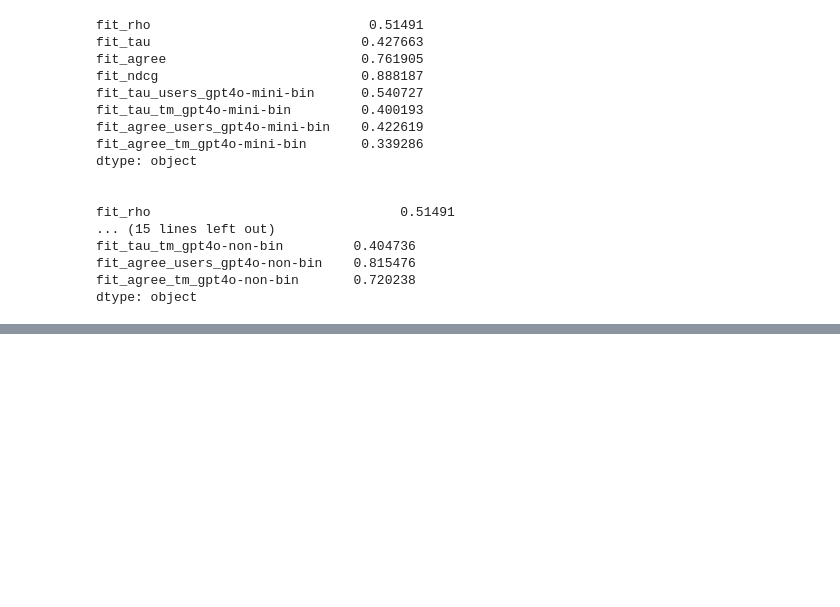
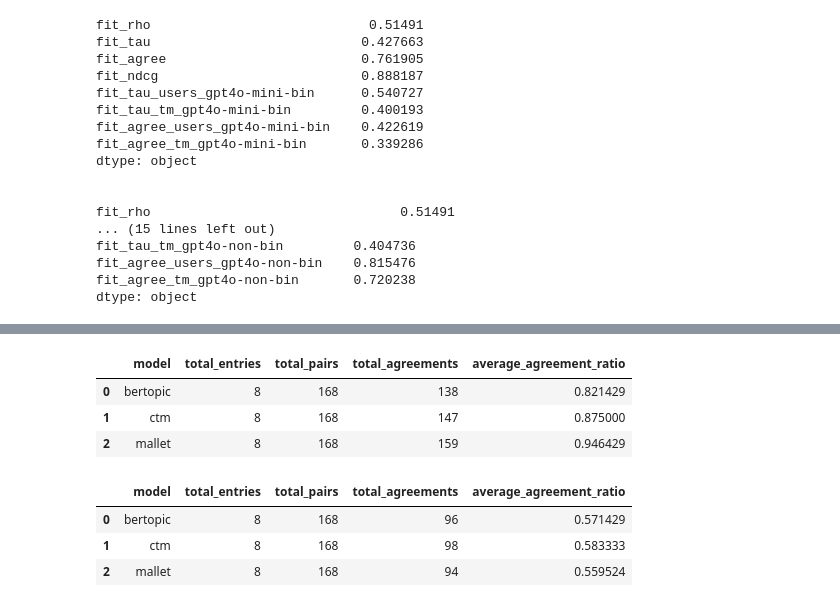
Before and after one commit to ahoho/proxann, a Jupyter notebook: notebooks/test_paper_wang.ipynb, the cells around one changed output, grey strips where cells are left out. Saved outputs shown, nothing was run; the diff lists cells and outputs as text; code cells hidden in the pictures; blank space fills up the shorter version.

```diff
--- a/notebooks/test_paper_wang.ipynb
+++ b/notebooks/test_paper_wang.ipynb
@@ -387,0 +588,14 @@ dtype: object
+# %%
+df_results_cot
+# %% [output]
+|  | model | total_entries | total_pairs | total_agreements | average_agreement_ratio |
+| 0 | bertopic | 8 | 168 | 138 | 0.821429 |
+| 1 | ctm | 8 | 168 | 147 | 0.875000 |
+| 2 | mallet | 8 | 168 | 159 | 0.946429 |
+# %%
+df_results_no_cot_top
+# %% [output]
+|  | model | total_entries | total_pairs | total_agreements | average_agreement_ratio |
+| 0 | bertopic | 8 | 168 | 96 | 0.571429 |
+| 1 | ctm | 8 | 168 | 98 | 0.583333 |
+| 2 | mallet | 8 | 168 | 94 | 0.559524 |
```
Also changed, not shown: parts of 5 cells of this notebook, 3 other files.
